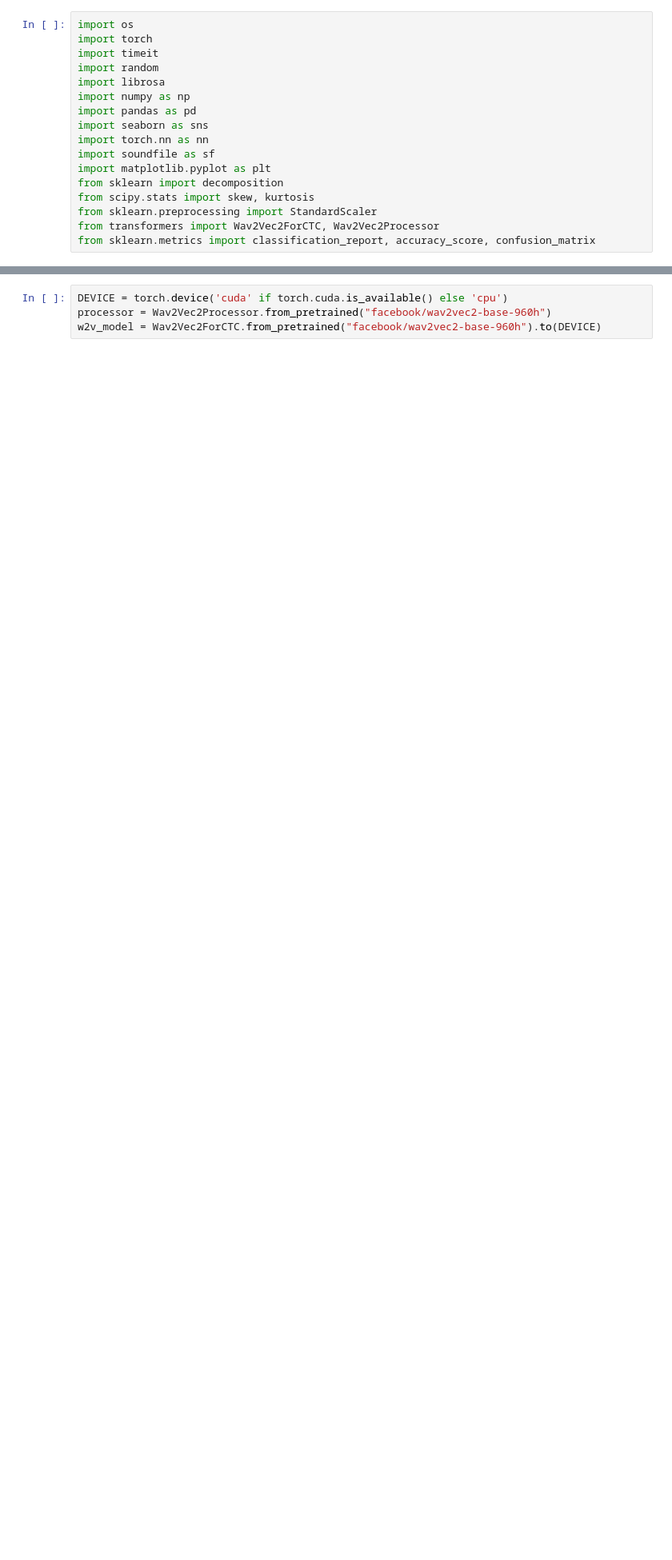
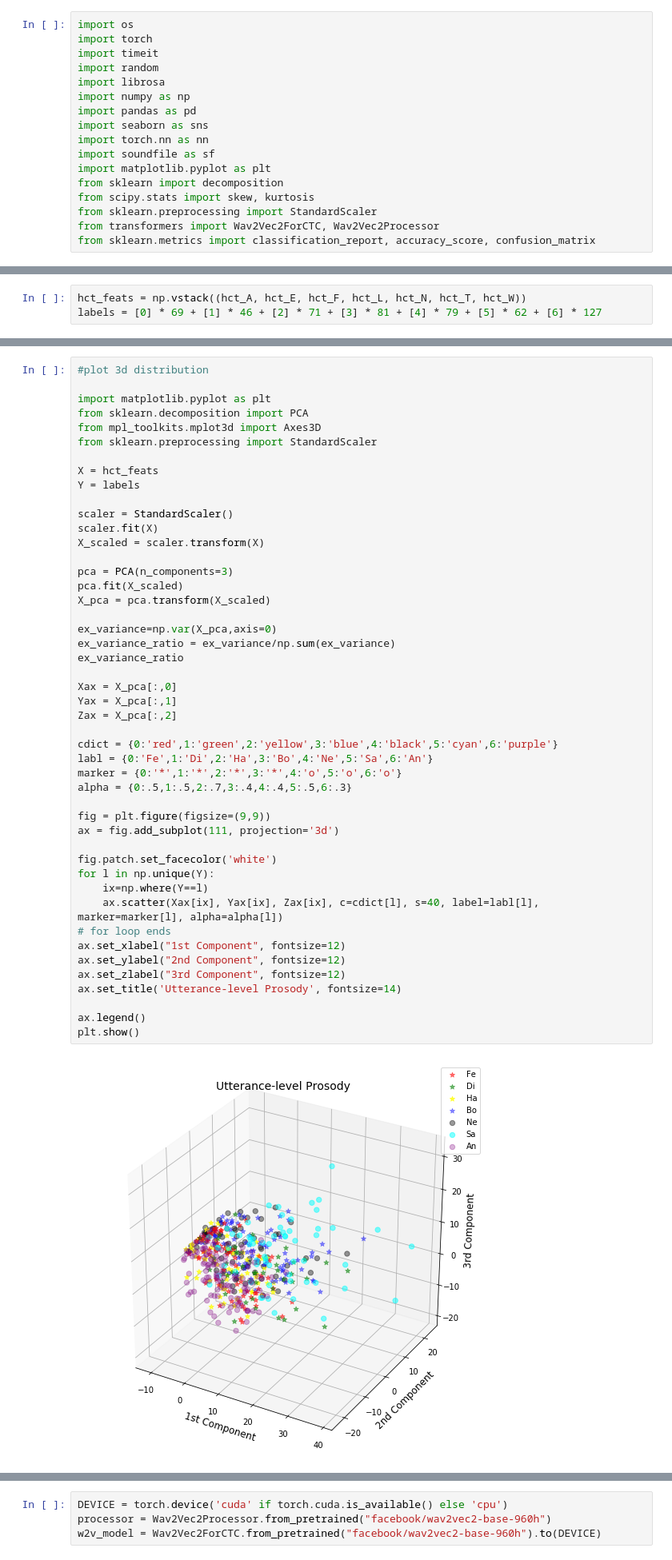
Before and after one commit to oscarliii/w2v2-exploration, a Jupyter notebook: Berlin_analysis.ipynb, the cells around one changed output, grey strips where cells are left out. Shown: that part at 80% size. Drawn from its saved outputs; the diff is of its cells as text; blank space fills up the shorter version.

```diff
--- a/Berlin_analysis.ipynb
+++ b/Berlin_analysis.ipynb
@@ -17,0 +129,3 @@ from sklearn.metrics import classification_report, accuracy_score, confusion_mat
+# %%
+hct_feats = np.vstack((hct_A, hct_E, hct_F, hct_L, hct_N, hct_T, hct_W))
+labels = [0] * 69 + [1] * 46 + [2] * 71 + [3] * 81 + [4] * 79 + [5] * 62 + [6] * 127
@@ -17,0 +136,49 @@ from sklearn.metrics import classification_report, accuracy_score, confusion_mat
+# %%
+#plot 3d distribution
+
+import matplotlib.pyplot as plt
+from sklearn.decomposition import PCA
+from mpl_toolkits.mplot3d import Axes3D
+from sklearn.preprocessing import StandardScaler
+
+X = hct_feats
+Y = labels
+
+scaler = StandardScaler()
+scaler.fit(X)
+X_scaled = scaler.transform(X)
+
+pca = PCA(n_components=3)
+pca.fit(X_scaled)
+X_pca = pca.transform(X_scaled)
+
+ex_variance=np.var(X_pca,axis=0)
+ex_variance_ratio = ex_variance/np.sum(ex_variance)
+ex_variance_ratio
+
+Xax = X_pca[:,0]
+Yax = X_pca[:,1]
+Zax = X_pca[:,2]
+
+cdict = {0:'red',1:'green',2:'yellow',3:'blue',4:'black',5:'cyan',6:'purple'}
+labl = {0:'Fe',1:'Di',2:'Ha',3:'Bo',4:'Ne',5:'Sa',6:'An'}
+marker = {0:'*',1:'*',2:'*',3:'*',4:'o',5:'o',6:'o'}
+alpha = {0:.5,1:.5,2:.7,3:.4,4:.4,5:.5,6:.3}
+
+fig = plt.figure(figsize=(9,9))
+ax = fig.add_subplot(111, projection='3d')
+
+fig.patch.set_facecolor('white')
+for l in np.unique(Y):
+    ix=np.where(Y==l)
+    ax.scatter(Xax[ix], Yax[ix], Zax[ix], c=cdict[l], s=40, label=labl[l], marker=marker[l], alpha=alpha[l])
+# for loop ends
+ax.set_xlabel("1st Component", fontsize=12)
+ax.set_ylabel("2nd Component", fontsize=12)
+ax.set_zlabel("3rd Component", fontsize=12)
+ax.set_title('Utterance-level Prosody', fontsize=14)
+
+ax.legend()
+plt.show()
+# %% [output]
+[figure, added]
```
Also changed, not shown: parts of 17 cells of this notebook.
